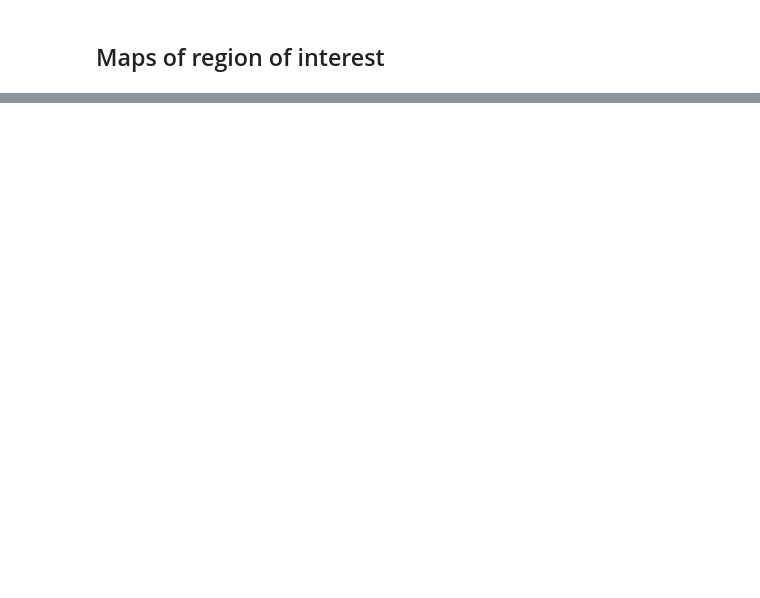
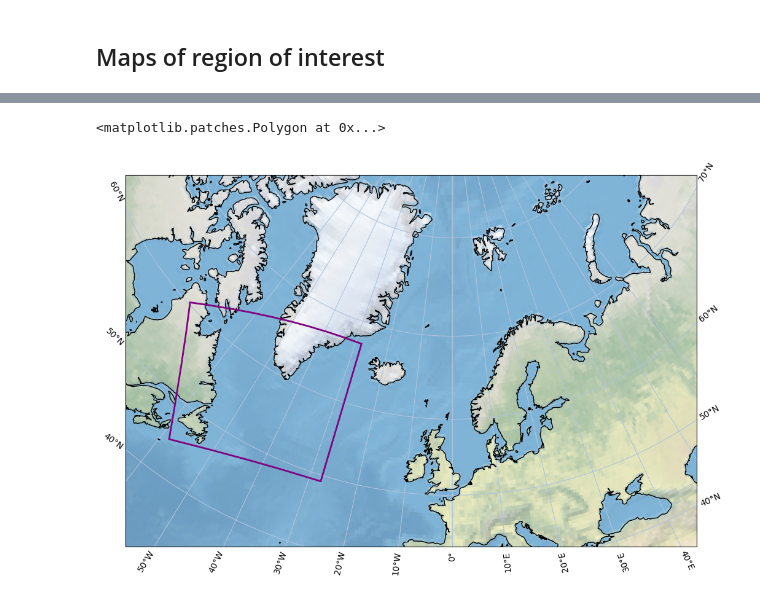
Before and after one commit to flogrows/phd-notebooks, a Jupyter notebook: Maps.ipynb, the cells around one changed output, grey strips where cells are left out. Drawn from its saved outputs; the diff is of its cells as text; code cells hidden in the pictures; blank space fills up the shorter version.

Commit message:
Granule maps

```diff
--- a/Maps.ipynb
+++ b/Maps.ipynb
@@ -51,0 +53,27 @@ ax.add_patch(bb1)
+# %%
+fig = plt.figure(figsize=[12,8])
+
+map_proj = ccrs.LambertConformal(central_longitude=0)
+map_proj._threshold /= 100
+
+ax = plt.axes(projection=map_proj)
+ax.set_extent([-67,48,43,82], crs=ccrs.PlateCarree())
+ax.coastlines(resolution='50m')
+ax.stock_img()
+
+gl = ax.gridlines(draw_labels=True, color = 'lightsteelblue',  xlocs = [x for x in range(-60,70,10)], \
+                  ylocs = [y for y in range(40,90,10)], x_inline=False, y_inline=False, zorder=1)
+gl.top_labels = False
+
+# Example polygon from MODIS granule info
+polygon = '67.495375 -28.18303 60.232009 -75.100066 44.820723 -58.396863 49.181452 -27.550534 67.495375 -28.18303'
+polygon = polygon.split()
+polygon = [float(x) for x in polygon]
+polygon = [(polygon[i+1], polygon[i]) for i in range(0, len(polygon), 2)] # need to swap lat/lon
+
+polygon_patch = patches.Polygon(xy=polygon, edgecolor='purple', facecolor='none',
+                                linewidth=2, transform=ccrs.Geodetic(), zorder=2) # ? Projection
+ax.add_patch(polygon_patch)
+# %% [output]
+<matplotlib.patches.Polygon at 0x...>
+[figure, added]
```
Also changed, not shown: parts of 4 cells of this notebook.
